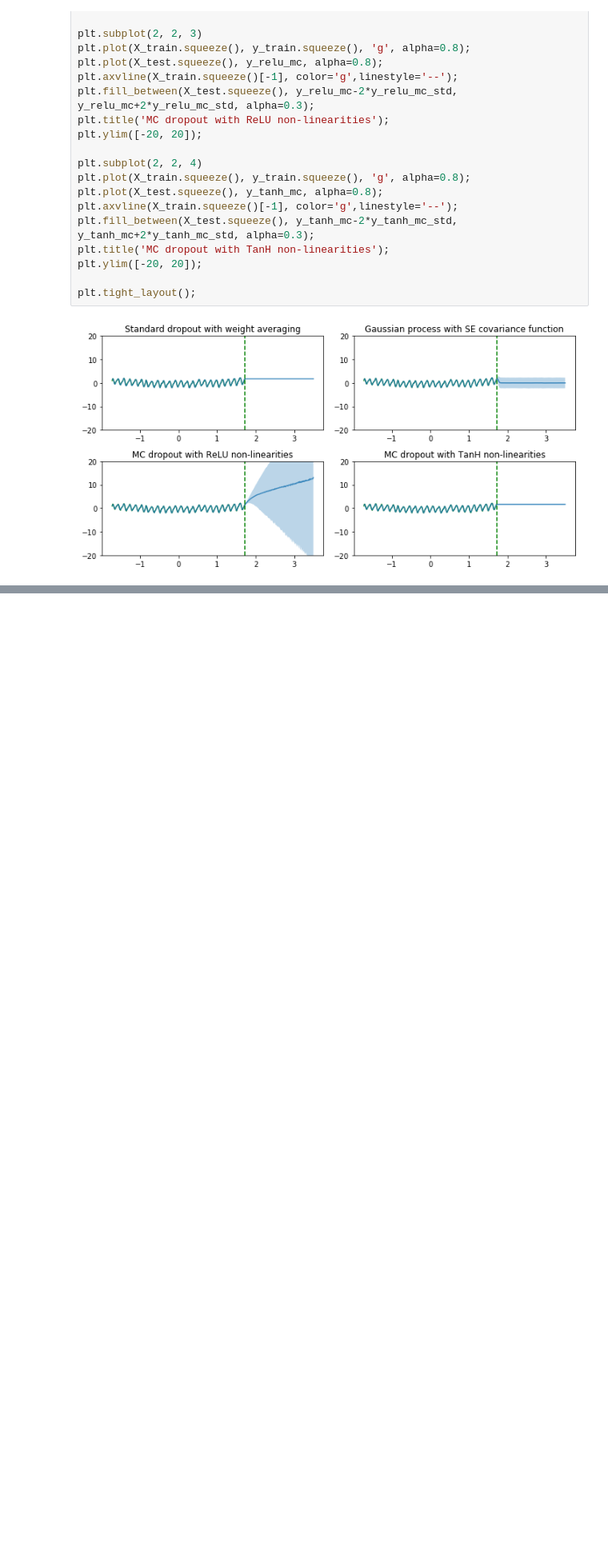
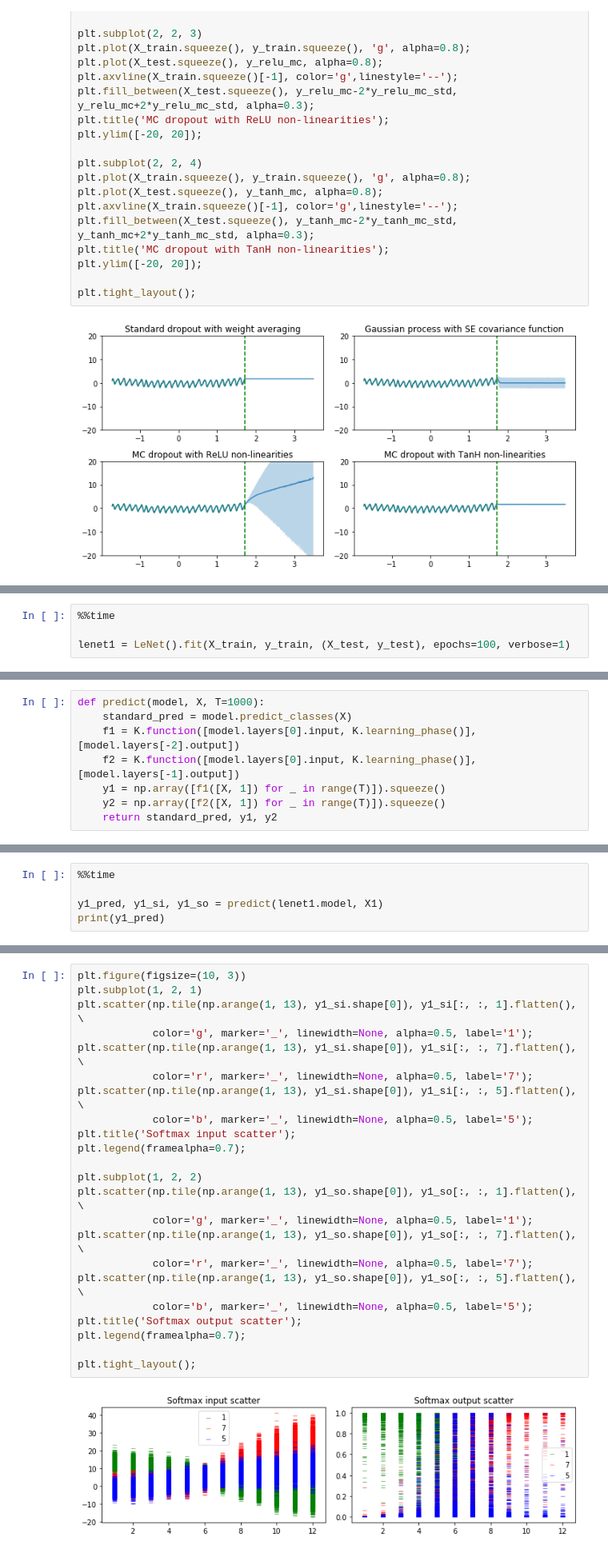
Before and after one commit to xuwd11/Dropout_Tutorial_in_PyTorch, a Jupyter notebook: index.ipynb, the cells around one changed output, grey strips where cells are left out. Shown: that part at 80% size. Drawn from its saved outputs; the diff is of its cells as text; blank space fills up the shorter version.

```diff
--- a/index.ipynb
+++ b/index.ipynb
@@ -451,0 +536,4 @@ plt.tight_layout();
+# %%
+%%time
+
+lenet1 = LeNet().fit(X_train, y_train, (X_test, y_test), epochs=100, verbose=1)
@@ -451,0 +558,8 @@ plt.tight_layout();
+# %%
+def predict(model, X, T=1000):
+    standard_pred = model.predict_classes(X)
+    f1 = K.function([model.layers[0].input, K.learning_phase()], [model.layers[-2].output])
+    f2 = K.function([model.layers[0].input, K.learning_phase()], [model.layers[-1].output])
+    y1 = np.array([f1([X, 1]) for _ in range(T)]).squeeze()
+    y2 = np.array([f2([X, 1]) for _ in range(T)]).squeeze()
+    return standard_pred, y1, y2
@@ -451,0 +578,5 @@ plt.tight_layout();
+# %%
+%%time
+
+y1_pred, y1_si, y1_so = predict(lenet1.model, X1)
+print(y1_pred)
@@ -451,0 +587,25 @@ plt.tight_layout();
+# %%
+plt.figure(figsize=(10, 3))
+plt.subplot(1, 2, 1)
+plt.scatter(np.tile(np.arange(1, 13), y1_si.shape[0]), y1_si[:, :, 1].flatten(), \
+            color='g', marker='_', linewidth=None, alpha=0.5, label='1');
+plt.scatter(np.tile(np.arange(1, 13), y1_si.shape[0]), y1_si[:, :, 7].flatten(), \
+            color='r', marker='_', linewidth=None, alpha=0.5, label='7');
+plt.scatter(np.tile(np.arange(1, 13), y1_si.shape[0]), y1_si[:, :, 5].flatten(), \
+            color='b', marker='_', linewidth=None, alpha=0.5, label='5');
+plt.title('Softmax input scatter');
+plt.legend(framealpha=0.7);
+
+plt.subplot(1, 2, 2)
+plt.scatter(np.tile(np.arange(1, 13), y1_so.shape[0]), y1_so[:, :, 1].flatten(), \
+            color='g', marker='_', linewidth=None, alpha=0.5, label='1');
+plt.scatter(np.tile(np.arange(1, 13), y1_so.shape[0]), y1_so[:, :, 7].flatten(), \
+            color='r', marker='_', linewidth=None, alpha=0.5, label='7');
+plt.scatter(np.tile(np.arange(1, 13), y1_so.shape[0]), y1_so[:, :, 5].flatten(), \
+            color='b', marker='_', linewidth=None, alpha=0.5, label='5');
+plt.title('Softmax output scatter');
+plt.legend(framealpha=0.7);
+
+plt.tight_layout();
+# %% [output]
+[figure, added]
```
Also changed, not shown: parts of 7 cells of this notebook, 1 other file.
